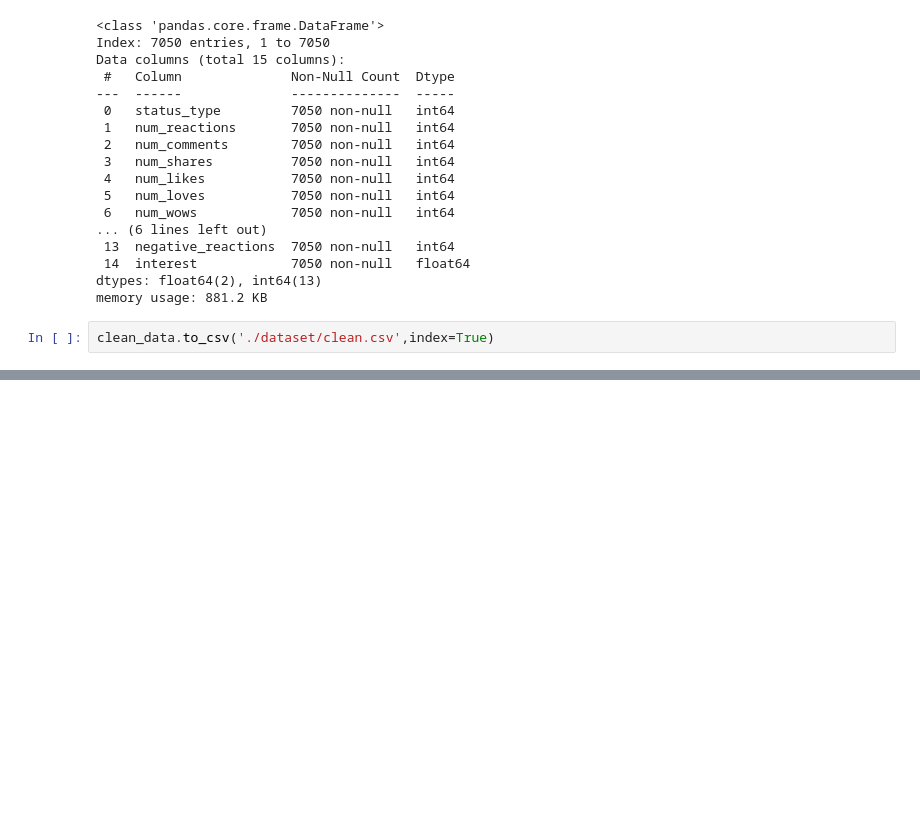
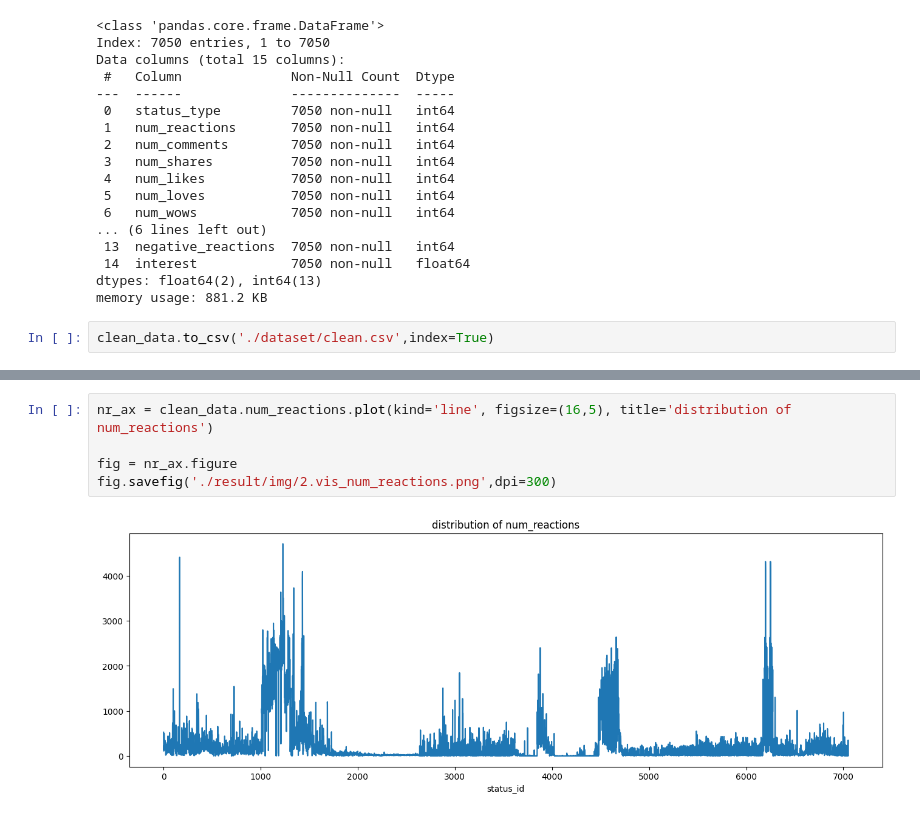
Before and after one commit to SeanWang0027/ML-clustering, a Jupyter notebook: clustering.ipynb, the cells around one changed output, grey strips where cells are left out. Drawn from its saved outputs; the diff is of its cells as text; blank space fills up the shorter version.

```diff
--- a/clustering.ipynb
+++ b/clustering.ipynb
@@ -353,0 +370,7 @@ clean_data.to_csv('./dataset/clean.csv',index=True)
+# %%
+nr_ax = clean_data.num_reactions.plot(kind='line', figsize=(16,5), title='distribution of num_reactions')
+
+fig = nr_ax.figure
+fig.savefig('./result/img/2.vis_num_reactions.png',dpi=300)
+# %% [output]
+[figure, added]
```
Also changed, not shown: parts of 17 cells of this notebook, 15 other files.
